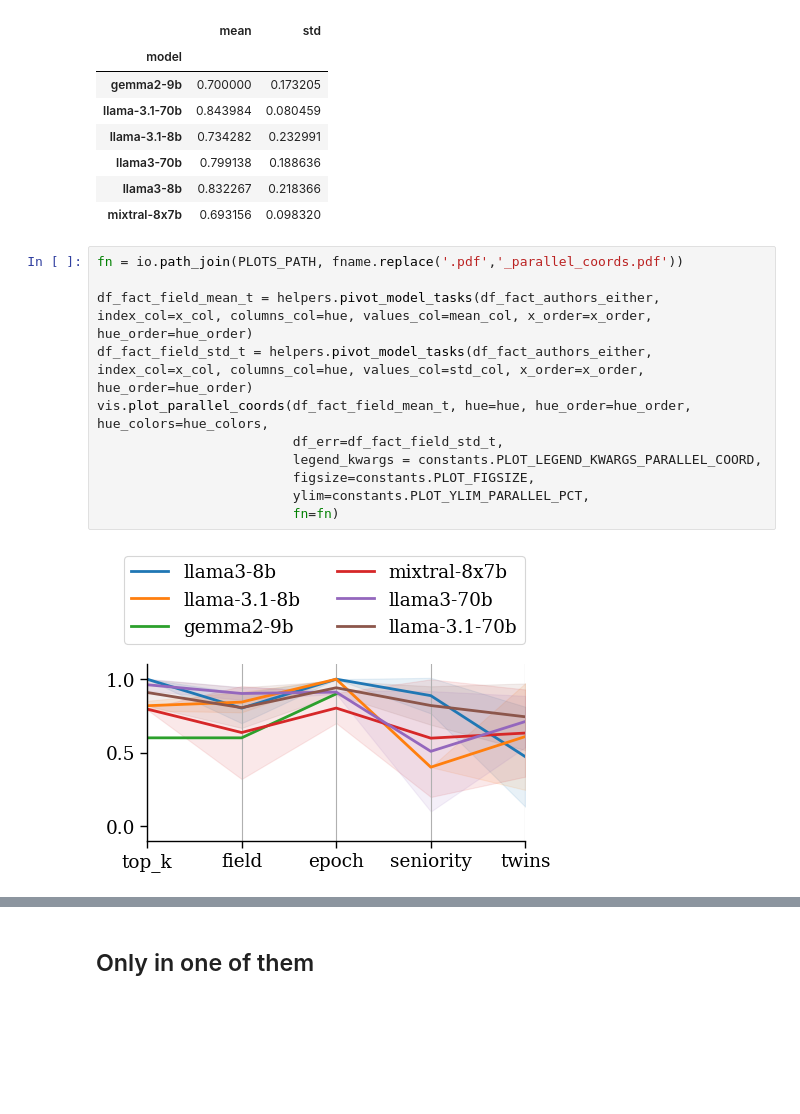
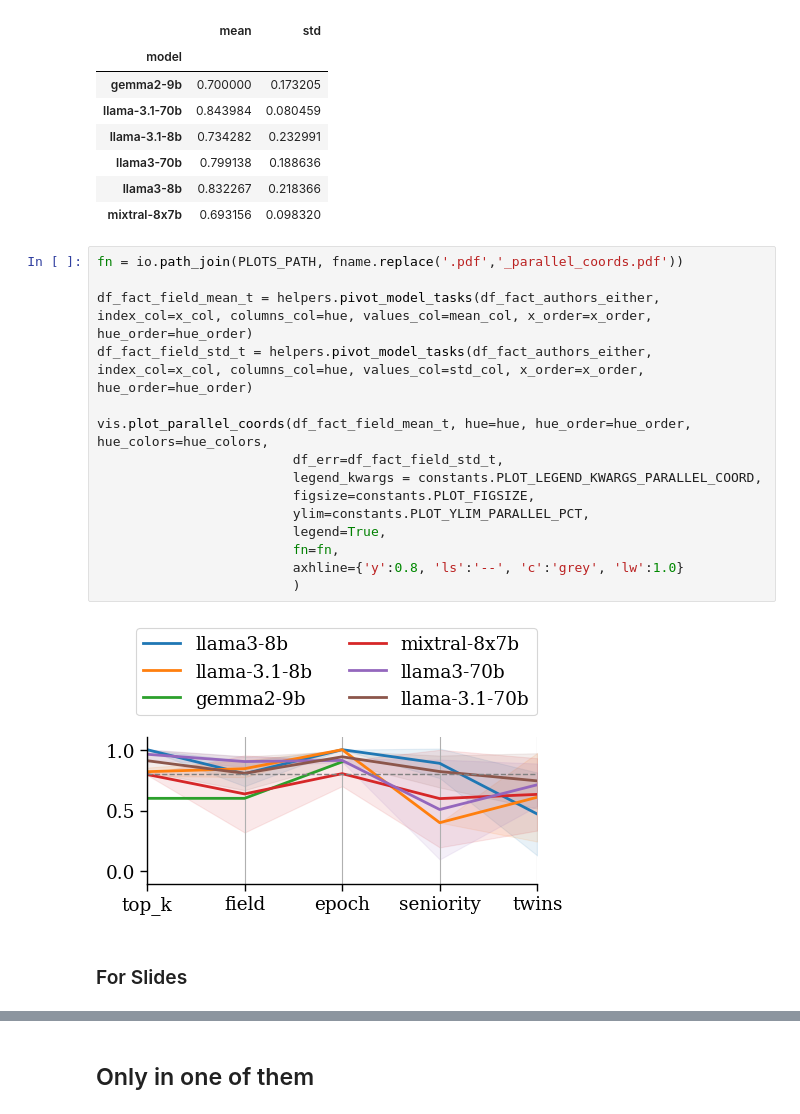
Before and after one commit to CSHVienna/LLMScholarBench, a Jupyter notebook: Auditor/notebooks/3_factuality.ipynb, the cells around one changed output, grey strips where cells are left out. Cells and saved outputs as stored; diff of their text form; blank space fills up the shorter version.

```diff
--- a/Auditor/notebooks/3_factuality.ipynb
+++ b/Auditor/notebooks/3_factuality.ipynb
@@ -76,13 +115,19 @@ df_fact_authors_either.groupby('model')['mean'].agg(['mean','std'])
 # %%
 fn = io.path_join(PLOTS_PATH, fname.replace('.pdf','_parallel_coords.pdf'))
 
 df_fact_field_mean_t = helpers.pivot_model_tasks(df_fact_authors_either, index_col=x_col, columns_col=hue, values_col=mean_col, x_order=x_order, hue_order=hue_order)
 df_fact_field_std_t = helpers.pivot_model_tasks(df_fact_authors_either, index_col=x_col, columns_col=hue, values_col=std_col, x_order=x_order, hue_order=hue_order)
+
 vis.plot_parallel_coords(df_fact_field_mean_t, hue=hue, hue_order=hue_order, hue_colors=hue_colors,
                          df_err=df_fact_field_std_t,
                          legend_kwargs = constants.PLOT_LEGEND_KWARGS_PARALLEL_COORD,
                          figsize=constants.PLOT_FIGSIZE,
                          ylim=constants.PLOT_YLIM_PARALLEL_PCT,
-                         fn=fn)
+                         legend=True,
+                         fn=fn,
+                         axhline={'y':0.8, 'ls':'--', 'c':'grey', 'lw':1.0}
+                         )
 # %% [output]
-[figure, old version]
+[figure, new version]
+# %% [markdown]
+### For Slides
```
Also changed, not shown: parts of 13 cells of this notebook, 14 other files.
